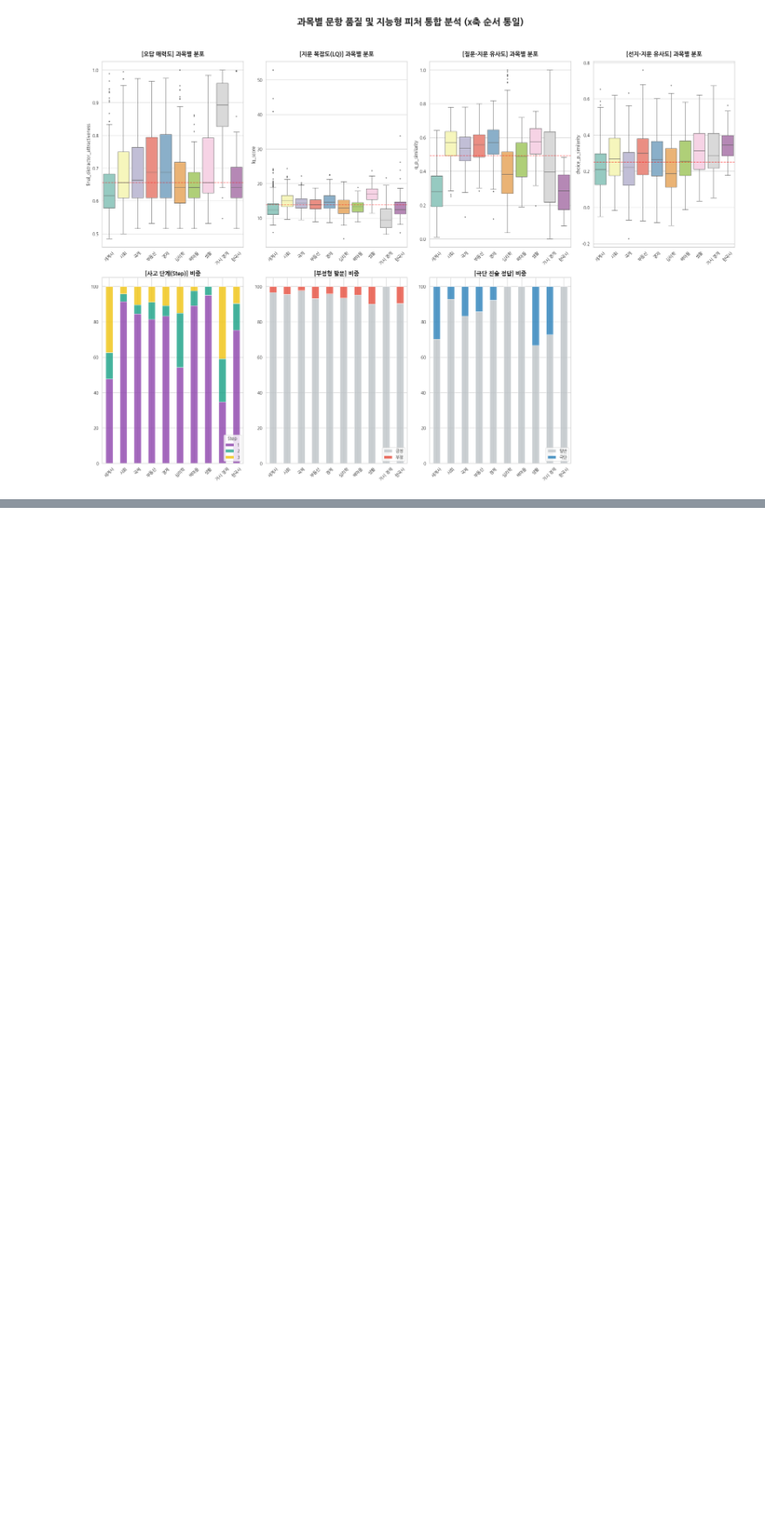
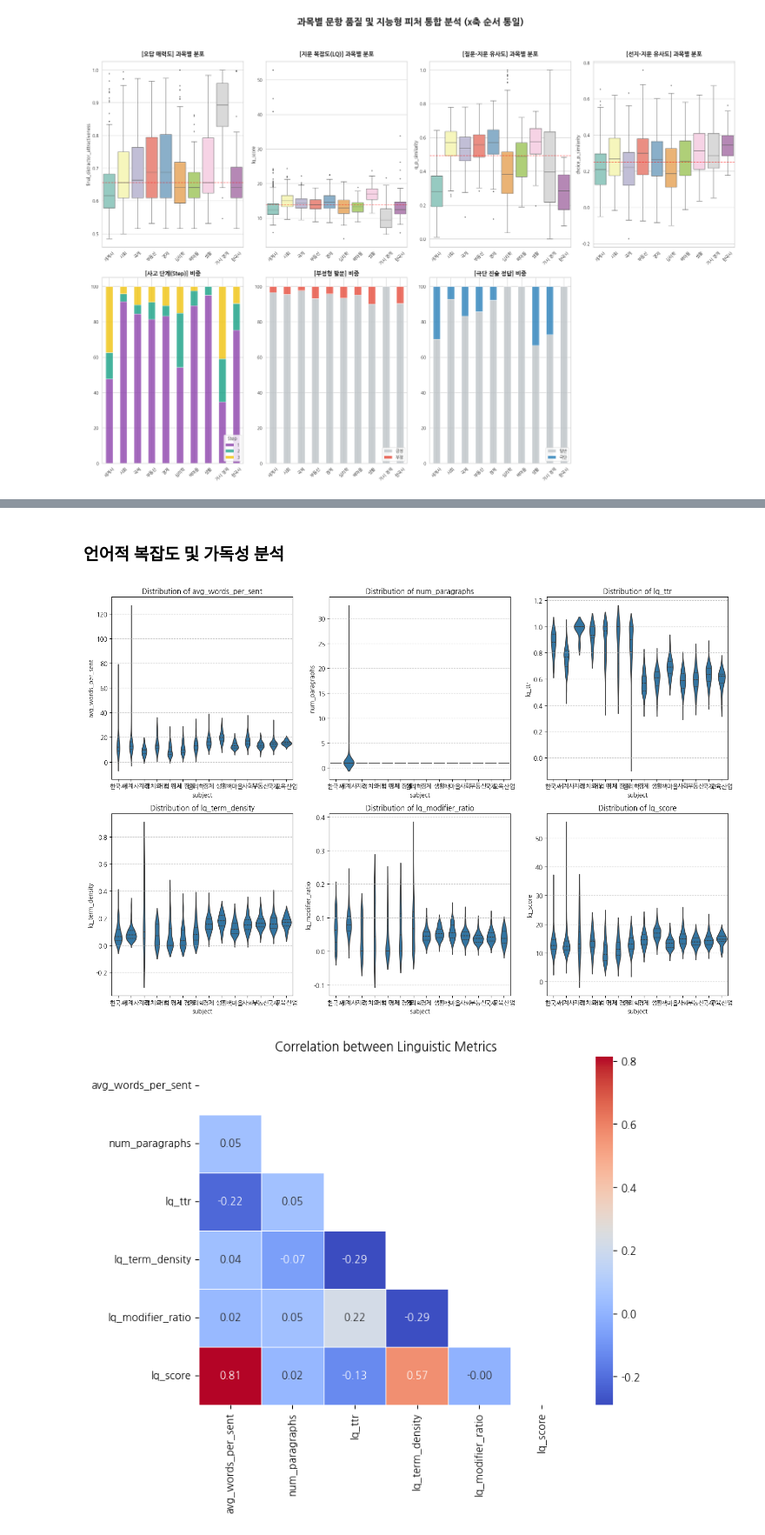
Before and after one commit to boostcampaitech8/pro-nlp-generationfornlp-nlp-14, a Jupyter notebook: notebooks/data_EDA.ipynb, the cells around one changed output, grey strips where cells are left out. Shown at 87% size. Cells and saved outputs as stored; diff of their text form; code cells hidden in the pictures; blank space fills up the shorter version.

Commit message:
feat: SCAT-2 Data EDA

```diff
--- a/notebooks/data_EDA.ipynb
+++ b/notebooks/data_EDA.ipynb
@@ -851,0 +864,49 @@ Passing `palette` without assigning `hue` is deprecated and will be removed in v
+# %% [markdown]
+### 언어적 복잡도 및 가독성 분석
+# %%
+# 1. 가독성 및 복잡도 지표 리스트 정의
+linguistic_cols = [
+    'avg_words_per_sent', 'num_paragraphs', 'lq_ttr',
+    'lq_term_density', 'lq_modifier_ratio', 'lq_score'
+]
+
+def run_linguistic_eda(df):
+    # print("### 언어적 복잡도 기초 통계 (과목별) ###")
+    # display(df.groupby('subject')[linguistic_cols].describe().T)
+
+    # 2. 분포 시각화 (Violin Plot)
+    # 과목별로 각 지표가 어떻게 분포하는지 한눈에 확인합니다.
+    plt.figure(figsize=(15, 10))
+    for i, col in enumerate(linguistic_cols, 1):
+        plt.subplot(2, 3, i)
+        sns.violinplot(data=df, x='subject', y=col, inner="quart")
+        plt.title(f'Distribution of {col}')
+        plt.grid(axis='y', linestyle='--', alpha=0.7)
+
+    plt.tight_layout()
+    plt.show()
+
+    # 3. 지표 간 상관관계 분석 (Heatmap)
+    # 예: 문장이 길어질수록(avg_words_per_sent) LQ Score가 올라가는가?
+    plt.figure(figsize=(8, 6))
+    corr = df[linguistic_cols].corr()
+    mask = np.triu(np.ones_like(corr, dtype=bool))
+    sns.heatmap(corr, annot=True, cmap='coolwarm', fmt=".2f", linewidths=0.5, mask=mask)
+    plt.title('Correlation between Linguistic Metrics')
+    plt.show()
+
+    # 4. 복잡도(LQ Score) vs 추론 단계(Reasoning Step)
+    # 복잡한 지문일수록 실제로 더 많은 추론 단계를 요구하는지 확인합니다.
+    plt.figure(figsize=(10, 6))
+    sns.boxplot(data=df, x='reasoning_step', y='lq_score', hue='subject')
+    plt.title('LQ Score by Reasoning Steps')
+    plt.xlabel('Reasoning Step (Complexity)')
+    plt.ylabel('LQ Score (Linguistic Complexity)')
+    plt.legend(title='Subject')
+    plt.show()
+
+# 실행 (df는 데이터프레임 변수명)
+run_linguistic_eda(df)
+# %% [output]
+[figure, added]
+[figure, added]
```
Also changed, not shown: parts of 16 cells of this notebook.
